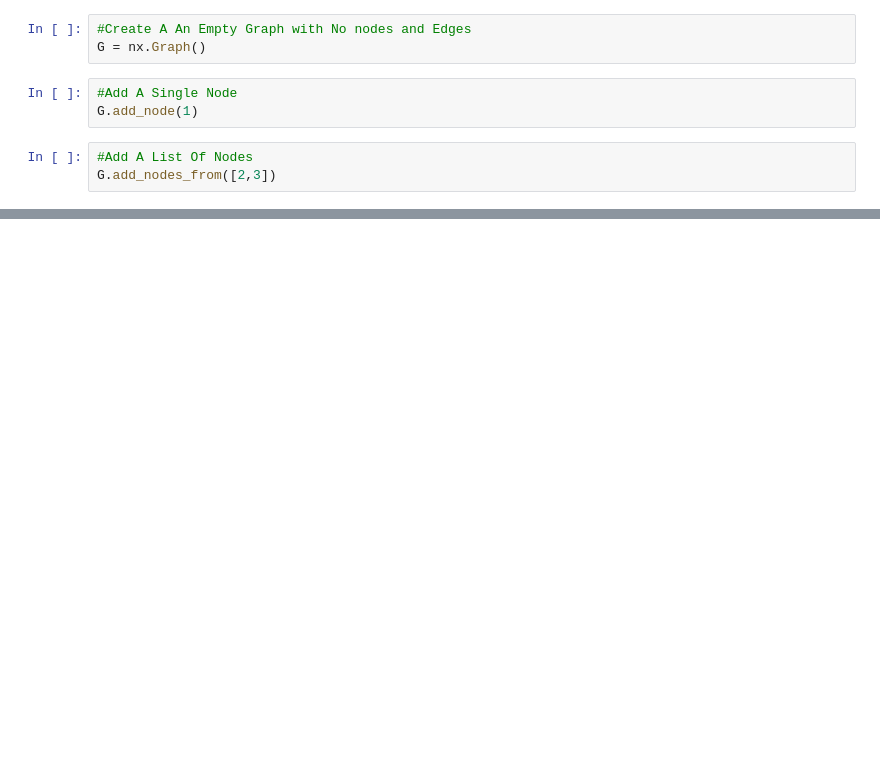
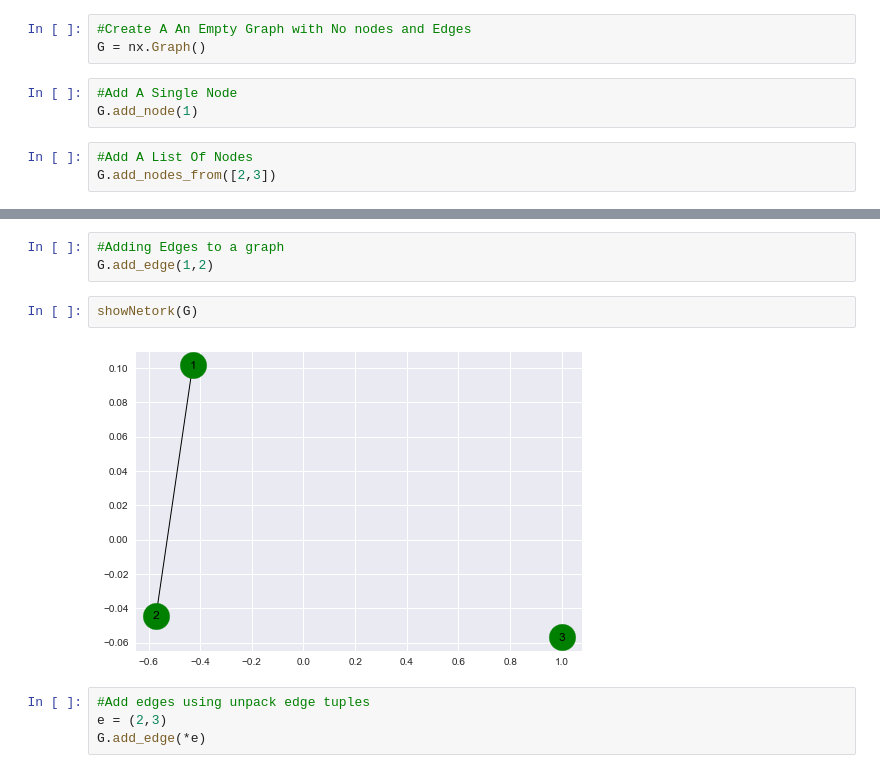
Before and after one commit to JayantGoel001/GraphsAndSocialNetworkAnalytics, a Jupyter notebook: Graph Using NetworkX.ipynb, the cells around one changed output, grey strips where cells are left out. Cells and saved outputs as stored; diff of their text form; blank space fills up the shorter version.

```diff
--- a/Graph Using NetworkX.ipynb
+++ b/Graph Using NetworkX.ipynb
@@ -19,0 +23,11 @@ ax.tick_params(left=True,bottom=True,labelleft=True,labelbottom=True)
+# %%
+#Adding Edges to a graph
+G.add_edge(1,2)
+# %%
+showNetork(G)
+# %% [output]
+[figure, added]
+# %%
+#Add edges using unpack edge tuples
+e = (2,3)
+G.add_edge(*e)
```
Also changed, not shown: parts of 7 cells of this notebook.
